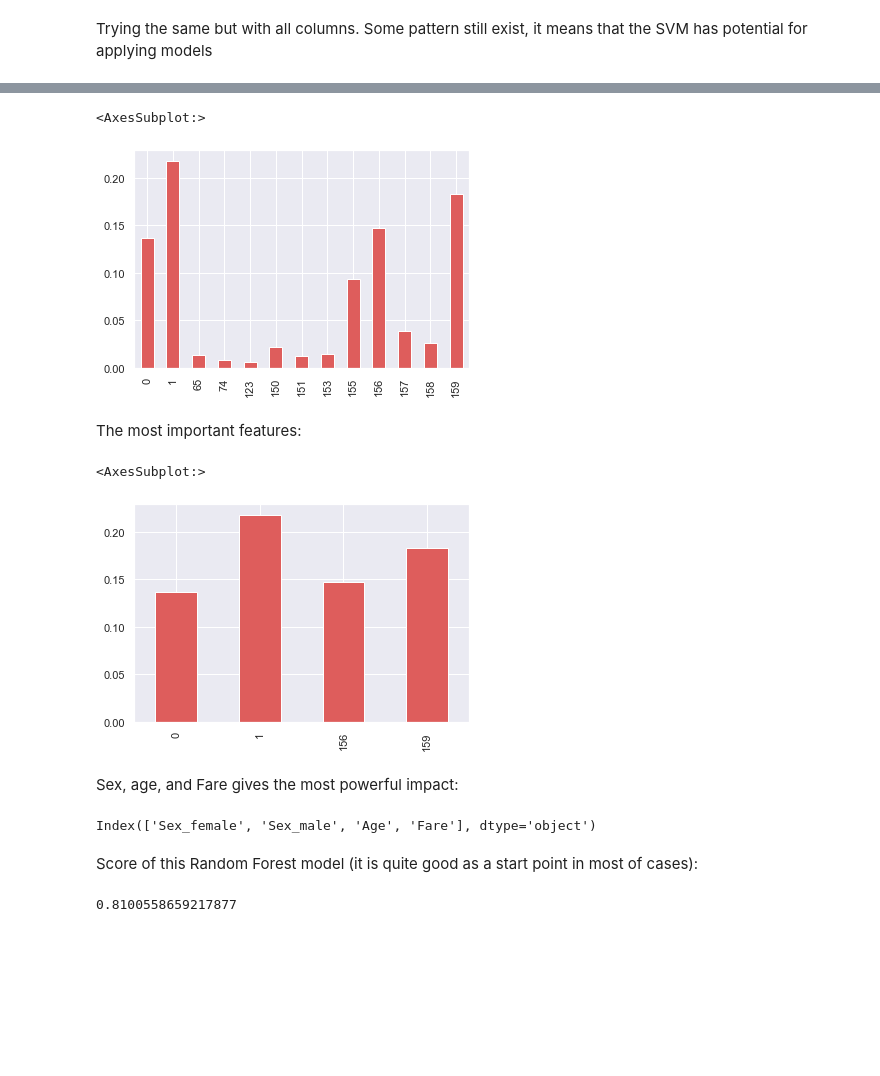
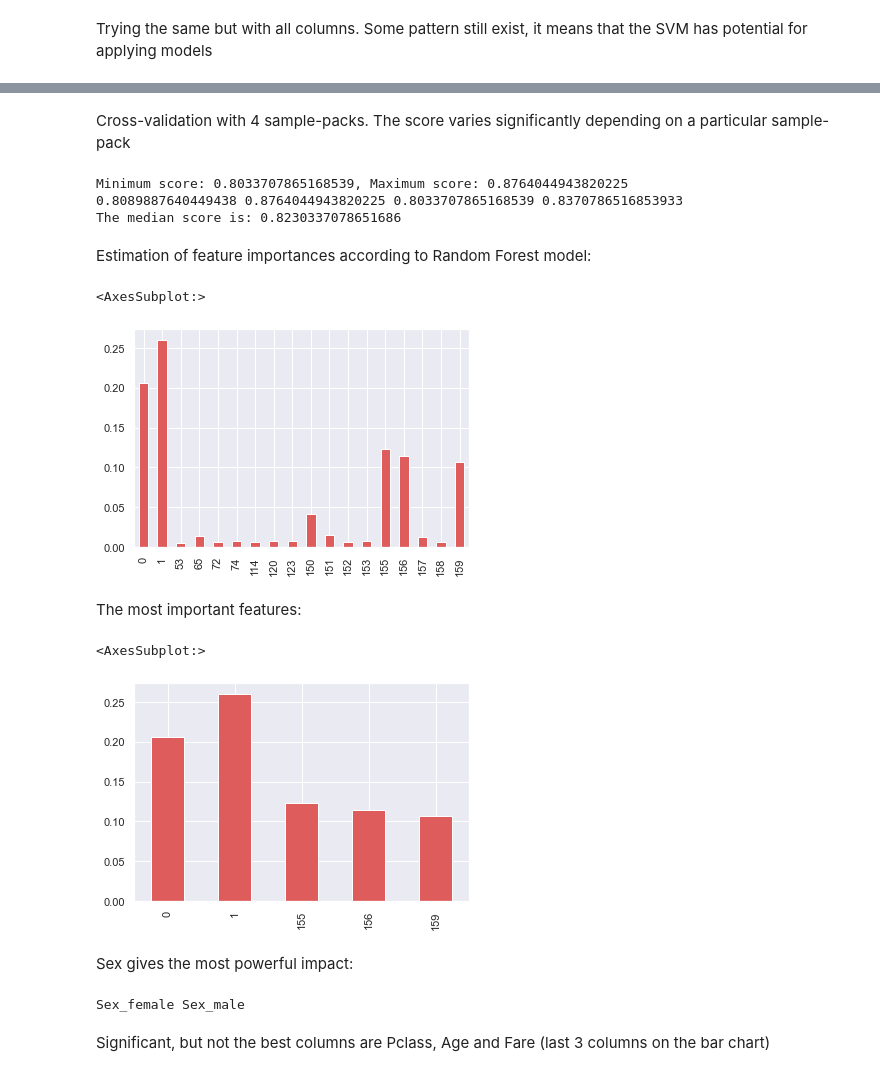
Before and after one commit to dolium/ml_course_project_bogdan_salyp, a Jupyter notebook: titanic_model.ipynb, the cells around one changed output, grey strips where cells are left out. Cells and saved outputs as stored; diff of their text form; code cells hidden in the pictures; blank space fills up the shorter version.

Commit message:
Cross validation added, best Random Forest parameters finded, new statistics added

```diff
--- a/titanic_model.ipynb
+++ b/titanic_model.ipynb
@@ -129,0 +137,15 @@ Detecting most important features by Random Forest Classifier:
+# %%
+from sklearn.model_selection import cross_val_score
+from sklearn.ensemble import RandomForestClassifier
+
+
+preds = []
+for ftr in range(10, 80, 10):
+    for est in range(3, 50, 5):
+        for splt in range(5, 100, 5):
+            for dp in range(2, 40, 5):
+                model = RandomForestClassifier(max_features = ftr/100, n_estimators = 15, min_samples_split = 20, max_depth = 10)
+                model.fit(X_train, y_train)
+                scores = cross_val_score(model, X_train, y_train, cv=4)
+                preds.append({"score":np.median(scores), "max_features":ftr/100, "n_estimators":est, "min_samples_split":splt, "depth":dp})
+p = sorted(preds, key = lambda item: item["score"])
@@ -129,0 +170,12 @@ Detecting most important features by Random Forest Classifier:
+# %%
+from sklearn.metrics import confusion_matrix, ConfusionMatrixDisplay, classification_report
+import seaborn as sns
+model = RandomForestClassifier(max_features = 0.5, n_estimators = 13, min_samples_split = 30, max_depth = 37)
+model.fit(X_train, y_train)
+y_pred = model.predict(X_test)
+
+conf_matrix = confusion_matrix(y_test, y_pred)
+#display = ConfusionMatrixDisplay(conf_matrix)
+#display.plot()
+sns.heatmap(conf_matrix, annot=True,cmap="OrRd")
+print(classification_report(y_test, y_pred))
@@ -130,37 +192,37 @@ Detecting most important features by Random Forest Classifier:
+# %% [markdown]
+Cross-validation with 4 sample-packs. The score varies significantly depending on a particular sample-pack
+# %%
+from sklearn.model_selection import cross_val_score
+scores = cross_val_score(model, X_train, y_train, cv=4)
+print(f'Minimum score: {min(scores)}, Maximum score: {max(scores)}')
+print(*scores)
+print(f"The median score is: {np.median(scores)}")
+# %% [output]
+Minimum score: 0.8033707865168539, Maximum score: 0.8764044943820225
+0.8089887640449438 0.8764044943820225 0.8033707865168539 0.8370786516853933
+The median score is: 0.8230337078651686
+# %% [markdown]
+Estimation of feature importances according to Random Forest model:
 # %%
-from sklearn.ensemble import RandomForestClassifier
-from sklearn.model_selection import train_test_split
-xtrain = trainencoded.drop(["Survived"], axis = 1)
-ytrain = trainencoded["Survived"]
-X_train, X_test, y_train, y_test = train_test_split(xtrain, ytrain, test_size =  0.2, random_state = 42)
-model = RandomForestClassifier(max_features = 0.35, n_estimators = 25, min_samples_split = 7, max_depth = 20)
-model.fit(X_train, y_train)
 imp = model.feature_importances_
-
 forest_importances = pd.Series(imp)
-best_columns = xtrain.columns[forest_importances[forest_importances>0.100].index]
+best_columns = xtrain.columns[forest_importances[forest_importances>0.150].index]
 forest_importances[forest_importances>0.005].plot.bar()
 # %% [output]
 <AxesSubplot:>
-[figure, old version]
+[figure, new version]
 # %% [markdown]
 The most important features:
 # %%
 forest_importances[forest_importances>0.100].plot.bar()
 # %% [output]
 <AxesSubplot:>
-[figure, old version]
+[figure, new version]
 # %% [markdown]
-Sex, age, and Fare gives the most powerful impact:
+Sex gives the most powerful impact:
 # %%
-best_columns
+print(*best_columns.values)
 # %% [output]
-Index(['Sex_female', 'Sex_male', 'Age', 'Fare'], dtype='object')
+Sex_female Sex_male
-# %% [markdown]
-Score of this Random Forest model (it is quite good as a start point in most of cases):
-# %%
-from sklearn.metrics import accuracy_score
-y_pred = model.predict(X_test)
-accuracy_score( y_test, y_pred)
-# %% [output]
-0.8100558659217877
+# %% [markdown]
+Significant, but not the best columns are Pclass, Age and Fare (last 3 columns on the bar chart)
```
Also changed, not shown: parts of 23 cells of this notebook.
